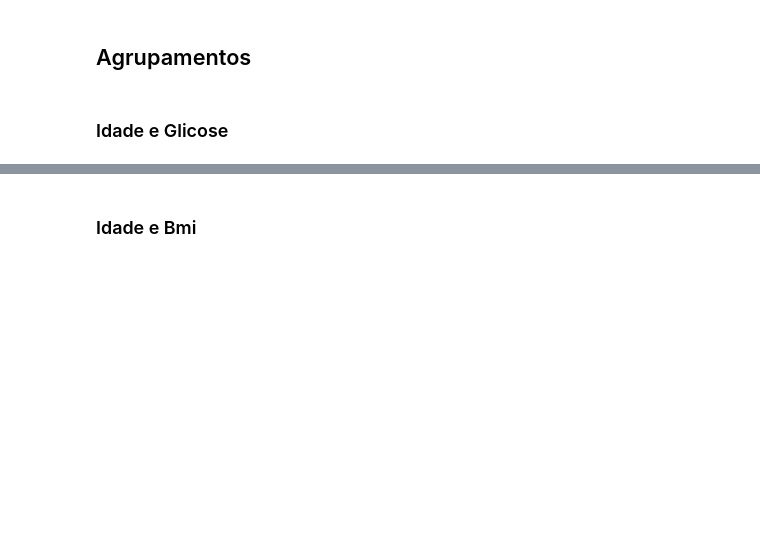
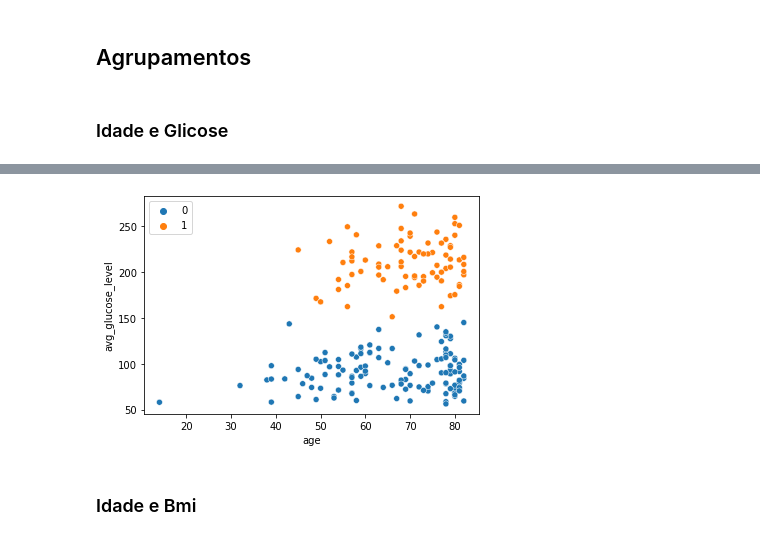
Before and after one commit to deivisongithub/Introducao_Ciencia_de_dados, a Jupyter notebook: Projeto_de_ICD_agrupamentos.ipynb, the cells around one changed output, grey strips where cells are left out. Cells and saved outputs as stored; diff of their text form; code cells hidden in the pictures; blank space fills up the shorter version.

```diff
--- a/Projeto_de_ICD_agrupamentos.ipynb
+++ b/Projeto_de_ICD_agrupamentos.ipynb
@@ -63,3 +48,7 @@ sns.scatterplot(data = Group_Age_glicose,x = "age",y = "avg_glucose_level",hue =
+# %%
+group_KMeans(Stroke_1,"age","avg_glucose_level",2)
+# %% [output]
+[figure, added]
 # %% [markdown]
 ### Idade e Bmi
 # %%
```
Also changed, not shown: parts of 14 cells of this notebook.
